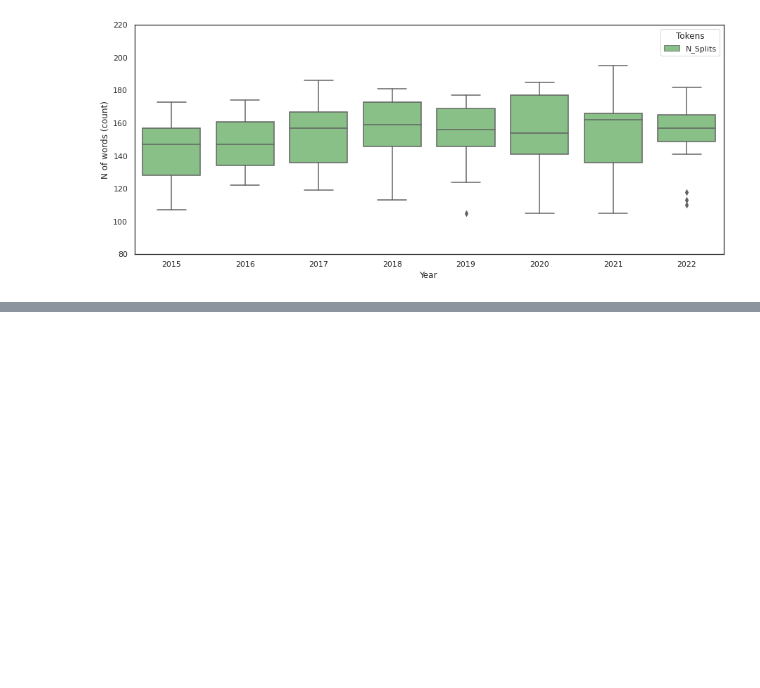
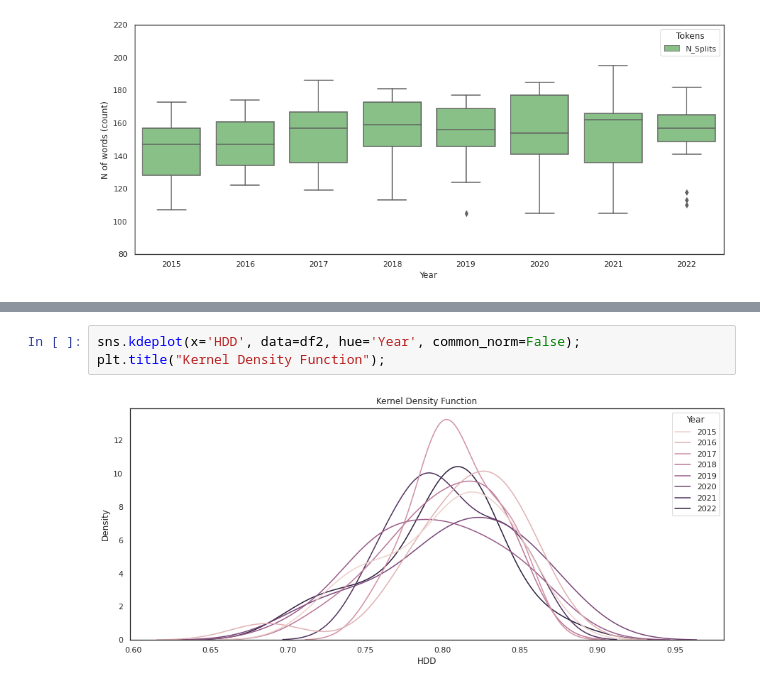
Before and after one commit to MK316/Workingpapers, a Jupyter notebook: LDpaper_plotting01.ipynb, the cells around one changed output, grey strips where cells are left out. Cells and saved outputs as stored; diff of their text form; blank space fills up the shorter version.

```diff
--- a/LDpaper_plotting01.ipynb
+++ b/LDpaper_plotting01.ipynb
@@ -51,0 +47,5 @@ plt.savefig('boxplot_Nsplit.png')
+# %%
+sns.kdeplot(x='HDD', data=df2, hue='Year', common_norm=False);
+plt.title("Kernel Density Function");
+# %% [output]
+[figure, added]
```
Also changed, not shown: parts of 1 cell of this notebook.
